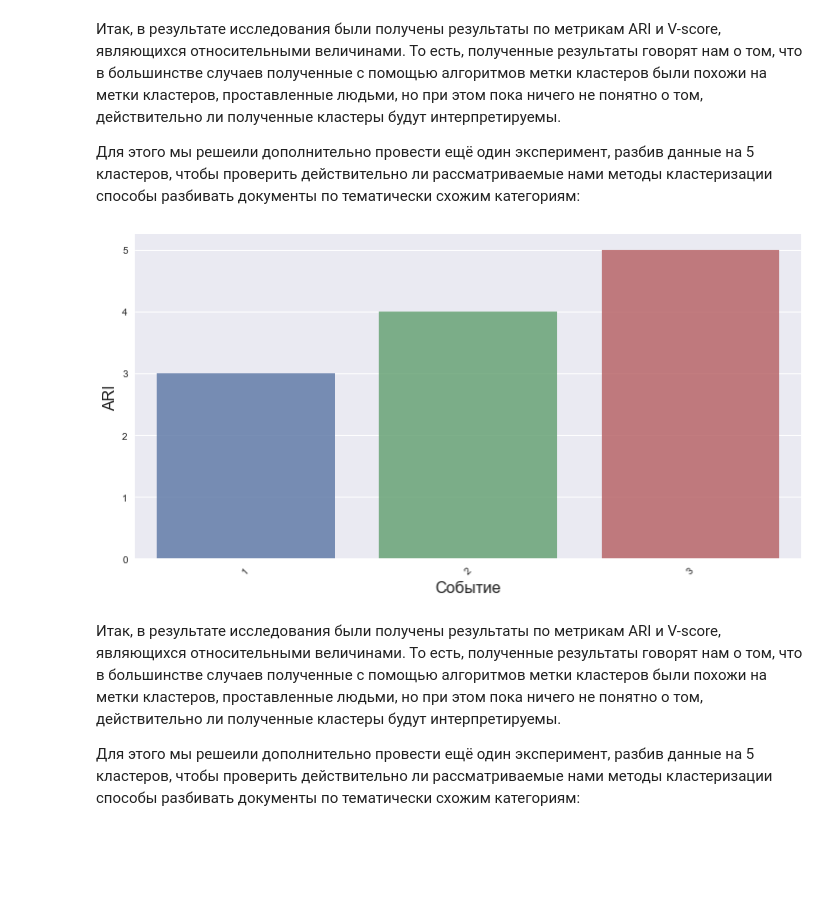
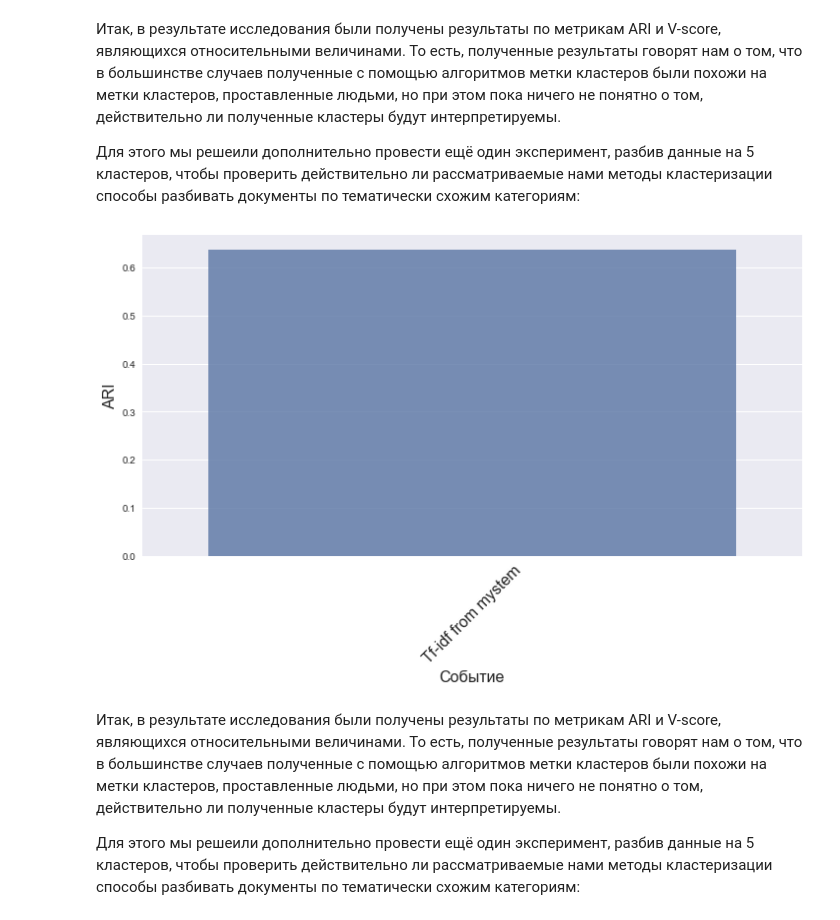
Before and after one commit to artemovae/ML-for-compling, a Jupyter notebook: hw1_clustering/hw1_new_version.ipynb, the cells around one changed output. Drawn from its saved outputs; the diff is of its cells as text; code cells hidden in the pictures; blank space fills up the shorter version.

```diff
--- a/hw1_clustering/hw1_new_version.ipynb
+++ b/hw1_clustering/hw1_new_version.ipynb
@@ -292,7 +291,7 @@ metrics = [('Homogenity', homogeneity_score),
           ('V-measure', v_measure_score),
           ('ARI', adjusted_rand_score)]
 # %%
-def pipeline_executor(name, data_model, alg, n_clusters=28):
+def pipeline_executor(name, data_model, alg, n_clusters=28, verbose=False):
     pipeline = Pipeline([('tfidf', TfidfTransformer()),
                                  ('svd', TruncatedSVD(n_components=150)),
                                  ('norm', Normalizer()),
@@ -301,18 +300,19 @@ def pipeline_executor(name, data_model, alg, n_clusters=28):
     pipeline.fit(data_model)
 
     explained_variance = pipeline.named_steps['svd'].explained_variance_ratio_.sum()
-    print("Explained variance of the SVD step: {}%".format(int(explained_variance * 100)))
+    if verbose:
+        print('Explained variance of the SVD step: {}%'.format(int(explained_variance * 100)))
 
     clust_labels = pipeline.named_steps['clust'].labels_
     ari=adjusted_rand_score(labels, clust_labels)
     for metric_name, metric in metrics:
         results[name][alg[0]][metric_name] = metric(labels, clust_labels)
-#     print('Homogeneity={:0.2f}, Completeness={:0.2f}, V-measure={:0.2f}, ARI={:0.2f}'.format(homogeneity_score(labels, clust_labels),
-#                           completeness_score(labels, clust_labels),
-#                         v_measure_score(labels, clust_labels),
-#                        ari))
-#     print('==============')
-     return (ari, confusion_matrix(clust_labels))
+        if verbose:
+            print('Homogeneity={:0.2f}, Completeness={:0.2f}, V-measure={:0.2f}, ARI={:0.2f}\n'.format(homogeneity_score(labels, clust_labels),
+                                  completeness_score(labels, clust_labels),
+                                v_measure_score(labels, clust_labels),
+                               ari))
+    return (ari, confusion_matrix(labels, clust_labels))
 # %% [markdown]
 Итак, для каждого типа лемматизированного текста используются 3 разных класса методов векторизации и 3 разных алгоритма кластеризации. Для последующего построения confusion matrix и определения наиболее результативного алгоритма мы будем хранить получаемые значения в следующем наборе словарей:
 # %% [markdown]
@@ -325,5 +325,6 @@ for filename in glob.iglob('vectors_w2v*.pickle', recursive=True):
         data_models[filename.replace('.pickle', '')] = data_model
 for name, model in data_models.items():
     for alg in list_of_alg:
-        # print(alg[0], beatiful_name)
-        pipeline_executor(name.replace('_', ' ').capitalize(), model, alg)
+        ari, cfm = pipeline_executor(name.replace('_', ' ').capitalize(), model, alg)
+        ari_dict[ari] = name
+        cfm_dict[name] = cfm
@@ -355,5 +338,6 @@ for filename in glob.iglob('vectors_d2v_*.pickle', recursive=True):
         data_models[filename.replace('.pickle', '')] = data_model
 for name, model in data_models.items():
     for alg in list_of_alg:
-        # print(alg[0], beatiful_name)
-        pipeline_executor(name.replace('_', ' ').capitalize(), model, alg)
+        ari, cfm = pipeline_executor(name.replace('_', ' ').capitalize(), model, alg)
+        ari_dict[ari] = name
+        cfm_dict[name] = cfm
@@ -387,5 +353,6 @@ for name in glob.iglob('lemmas_from_*.pickle', recursive=True):
     data_models[name.replace('.pickle', '').replace('lemmas','tf-idf')] = tf_idf.fit_transform(words_list)
 for name, model in data_models.items():
     for alg in list_of_alg:
-        # print(alg[0], beatiful_name)
-        pipeline_executor(name.replace('_', ' ').capitalize(), model, alg)   m
+        ari, cfm = pipeline_executor(name.replace('_', ' ').capitalize(), model, alg)
+        ari_dict[ari] = name
+        cfm_dict[name] = cfm
@@ -503,14 +421,15 @@ def plotClusters(a):
 Для этого мы решеили дополнительно провести ещё один эксперимент, разбив данные на 5 кластеров, чтобы проверить действительно ли рассматриваемые нами методы кластеризации способы разбивать документы по тематически схожим категориям:
 # %%
 plt.figure(figsize=(12,6))
-bars = sns.barplot(list(ari_dict.values()), list(ari_dict.keys()), alpha=0.8)
+bars = sns.barplot([' '.join(entry.split('_')).capitalize() for entry in list(ari_dict.values())], list(ari_dict.keys()), alpha=0.8)
 plt.ylabel('ARI', fontsize=16)
 plt.xlabel('Событие', fontsize=16)
 for item in bars.get_xticklabels():
+    item.set_fontsize(16)
     item.set_rotation(45)
-plt.show();
+plt.show()
 # %% [output]
-[figure, old version]
+[figure, new version]
 # %% [markdown]
 Итак, в результате исследования были получены результаты по метрикам ARI и V-score, являющихся относительными величинами. То есть, полученные результаты говорят нам о том, что в большинстве случаев полученные с помощью алгоритмов метки кластеров были похожи на метки кластеров, проставленные людьми, но при этом пока ничего не понятно о том, действительно ли полученные кластеры будут интерпретируемы.
 
```
Also changed, not shown: parts of 16 cells of this notebook.
